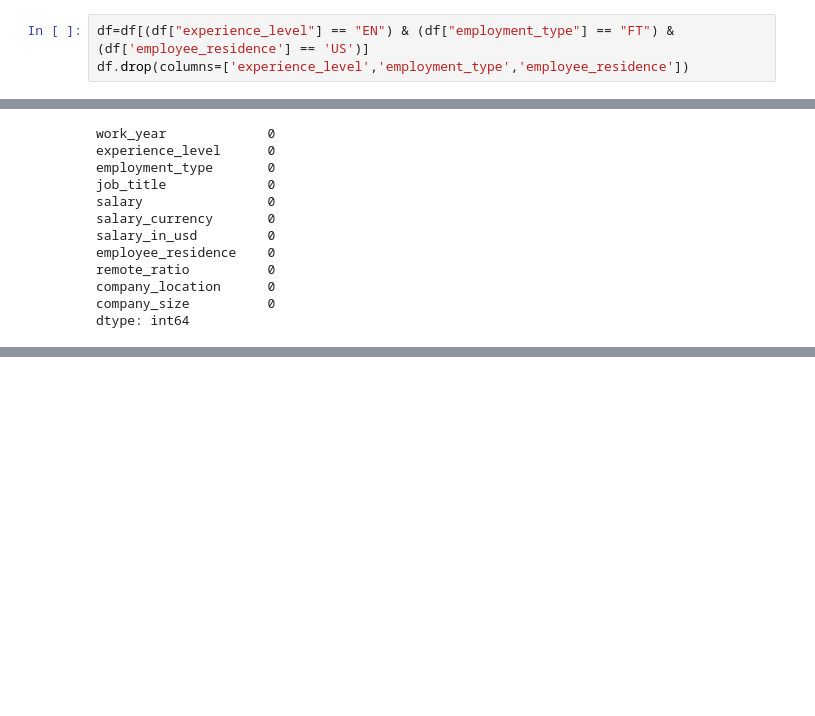
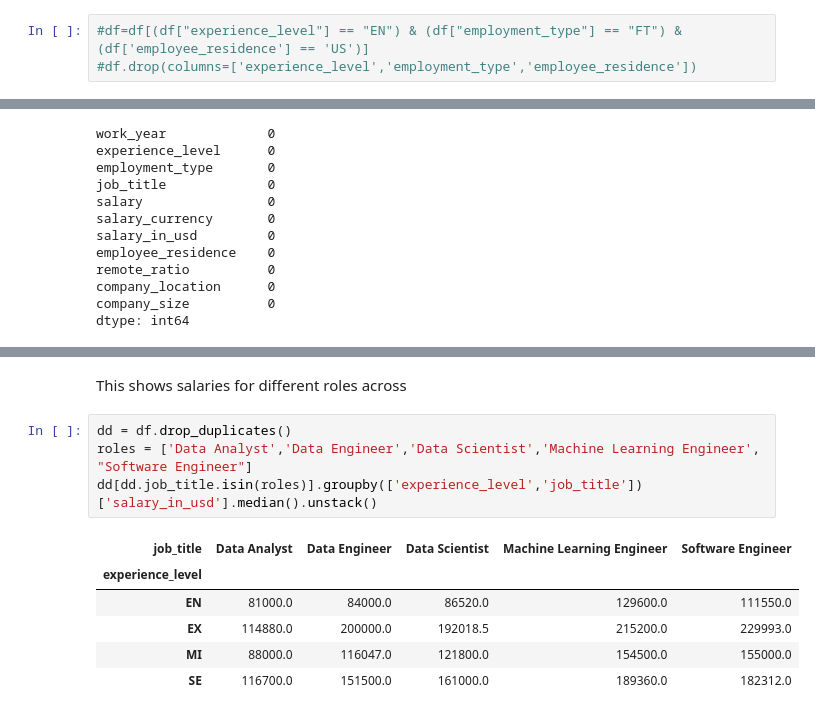
Before and after one commit to vishnuravi701/salary-insights-dashboard, a Jupyter notebook: exploration.ipynb, the cells around one changed output, grey strips where cells are left out. Cells and saved outputs as stored; diff of their text form; blank space fills up the shorter version.

```diff
--- a/exploration.ipynb
+++ b/exploration.ipynb
@@ -69,5 +73,5 @@ memory usage: 7.9+ MB
 # %% [markdown]
 This below cell is for my own curiosity, but these salaries seem really, really high
 # %%
-df=df[(df["experience_level"] == "EN") & (df["employment_type"] == "FT") & (df['employee_residence'] == 'US')]
-df.drop(columns=['experience_level','employment_type','employee_residence'])
+#df=df[(df["experience_level"] == "EN") & (df["employment_type"] == "FT") & (df['employee_residence'] == 'US')]
+#df.drop(columns=['experience_level','employment_type','employee_residence'])
@@ -129,0 +145,13 @@ Name: count, dtype: int64
+# %% [markdown]
+This shows salaries for different roles across
+# %%
+dd = df.drop_duplicates()
+roles = ['Data Analyst','Data Engineer','Data Scientist','Machine Learning Engineer', "Software Engineer"]
+dd[dd.job_title.isin(roles)].groupby(['experience_level','job_title'])['salary_in_usd'].median().unstack()
+# %% [output]
+| job_title | Data Analyst | Data Engineer | Data Scientist | Machine Learning Engineer | Software Engineer |
+| experience_level |  |  |  |  |  |
+| EN | 81000.0 | 84000.0 | 86520.0 | 129600.0 | 111550.0 |
+| EX | 114880.0 | 200000.0 | 192018.5 | 215200.0 | 229993.0 |
+| MI | 88000.0 | 116047.0 | 121800.0 | 154500.0 | 155000.0 |
+| SE | 116700.0 | 151500.0 | 161000.0 | 189360.0 | 182312.0 |
```
Also changed, not shown: parts of 14 cells of this notebook, 7 other files.
